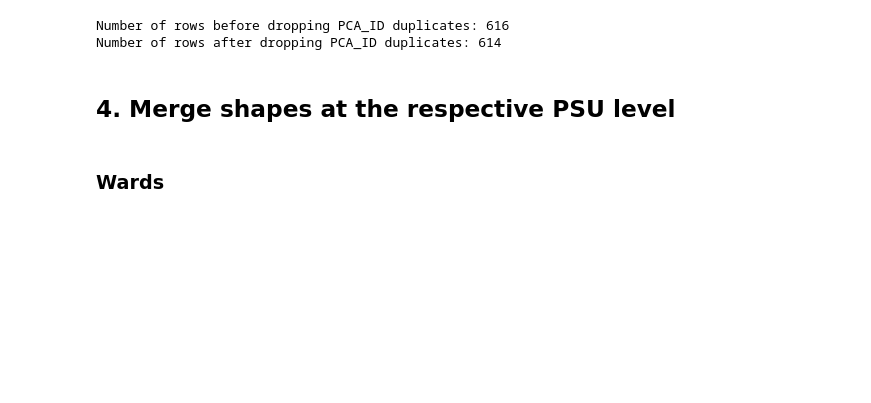
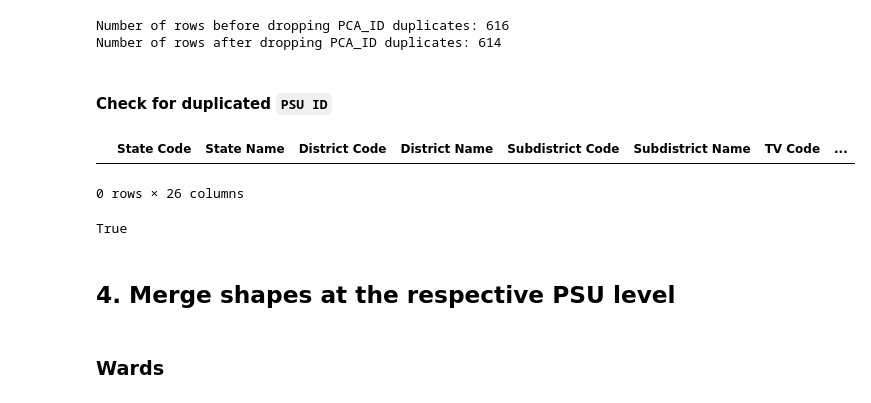
Before and after one commit to IDinsight/rooftop_sampling, a Jupyter notebook: Panel/load_match_sample_v1.ipynb, the cells around one changed output. Saved outputs shown, nothing was run; the diff lists cells and outputs as text; code cells hidden in the pictures; blank space fills up the shorter version.

```diff
--- a/Panel/load_match_sample_v1.ipynb
+++ b/Panel/load_match_sample_v1.ipynb
@@ -218,6 +238,18 @@ Number of rows before dropping PCA_ID duplicates: 616
 Number of rows after dropping PCA_ID duplicates: 614
 # %%
 filtered_df = filtered_df.drop_duplicates(subset=["PCA_ID"], keep="first")
+# %% [markdown]
+#### Check for duplicated `PSU ID`
+# %%
+filtered_df[filtered_df.duplicated(subset=["PSU ID"], keep=False)]
+# %% [output]
+|  | State Code | State Name | District Code | District Name | Subdistrict Code | Subdistrict Name | TV Code | ... |
+0 rows × 26 columns
+# %%
+filtered_df = filtered_df.drop_duplicates(subset=["PSU ID"], keep="first")
+len(filtered_df) == filtered_df["PSU ID"].nunique()
+# %% [output]
+True
 # %% [markdown]
 ## 4. Merge shapes at the respective PSU level
 # %% [markdown]
```
Also changed, not shown: parts of 66 cells of this notebook, 1 other file.
